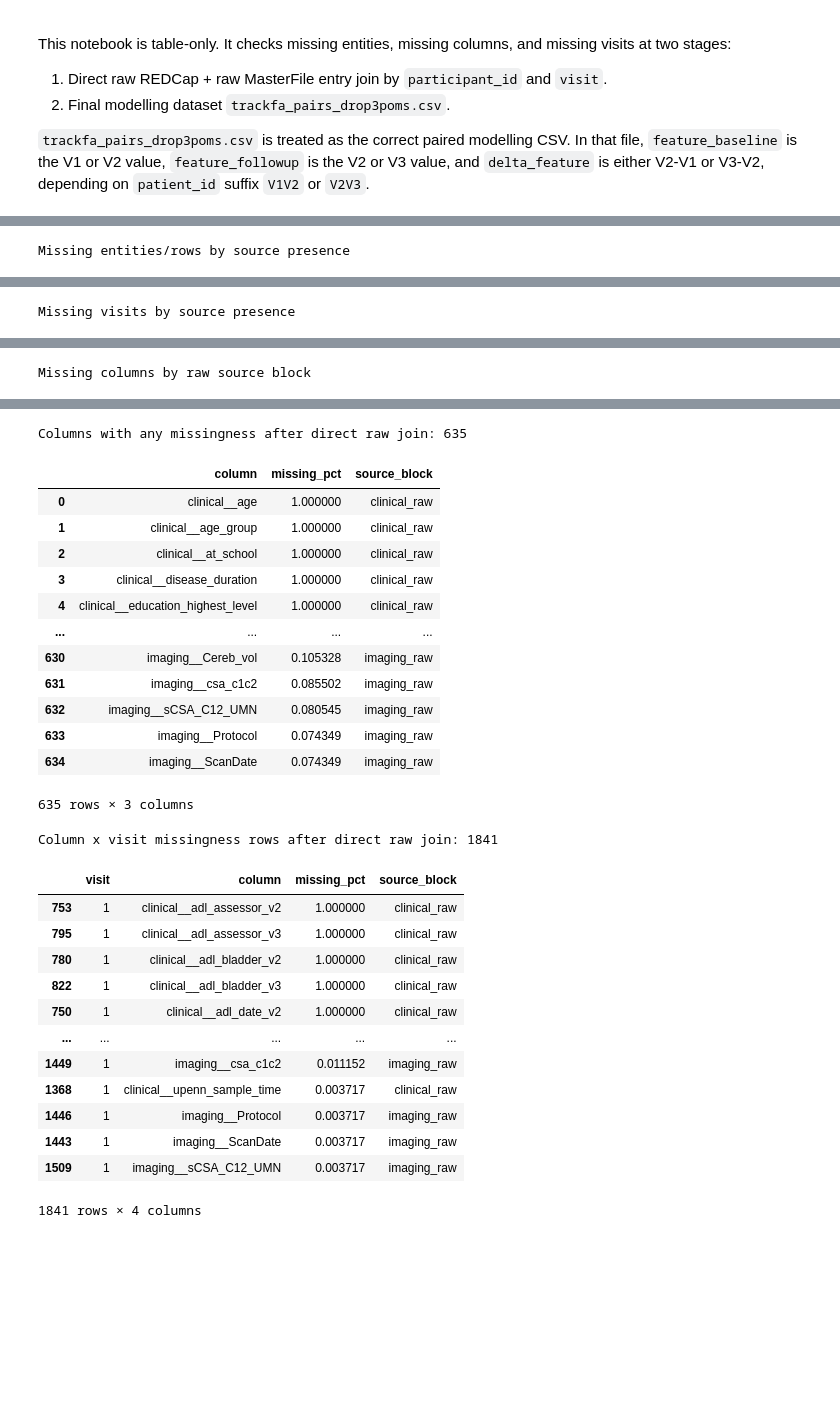
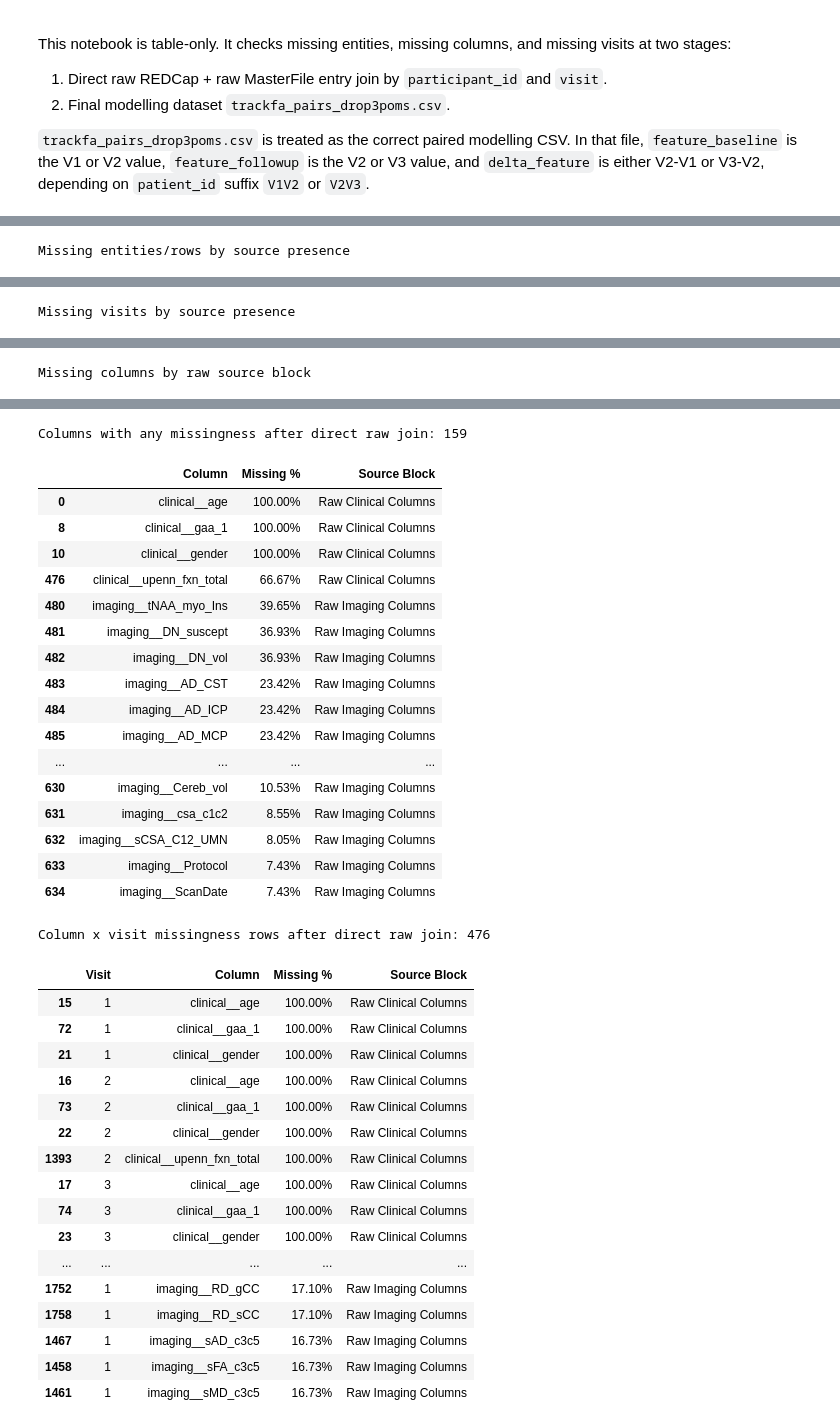
Before and after one commit to YubotKwng/Biomakers, a Jupyter notebook: notebooks/trackfa_merge.ipynb, the cells around one changed output, grey strips where cells are left out. Saved outputs shown, nothing was run; the diff lists cells and outputs as text; code cells hidden in the pictures; blank space fills up the shorter version.

Commit message:
Pin modelling notebooks to drop3poms and simplify combined audit notebook

```diff
--- a/notebooks/trackfa_merge.ipynb
+++ b/notebooks/trackfa_merge.ipynb
@@ -49,23 +174,23 @@ raw_audit = raw_direct_combination_audit()
 raw_combined = raw_audit["combined"]
 
 print("Raw source sizes and direct outer-join size")
-display(raw_audit["source_summary"])
+display_table(raw_audit["source_summary"])
 
 print("Missing entities/rows by source presence")
-display(raw_audit["presence_summary"])
+display_table(raw_audit["presence_summary"])
 
 print("Missing visits by source presence")
-display(raw_audit["visit_presence"])
+display_table(raw_audit["visit_presence"])
 
 print("Missing columns by raw source block")
-display(raw_audit["block_summary"])
+display_table(raw_audit["block_summary"])
 
-raw_missing_columns = raw_audit["missingness"].query("missing_pct > 0").copy()
+raw_missing_columns = keep_clinical_total_missing_columns(raw_audit["missingness"].query("missing_pct > 0").copy())
 print(f"Columns with any missingness after direct raw join: {len(raw_missing_columns)}")
-display(raw_missing_columns)
+display_table(raw_missing_columns)
 
-raw_missing_by_visit = raw_audit["missingness_by_visit"].query("missing_pct > 0").copy()
+raw_missing_by_visit = keep_clinical_total_missing_columns(raw_audit["missingness_by_visit"].query("missing_pct > 0").copy())
 print(f"Column x visit missingness rows after direct raw join: {len(raw_missing_by_visit)}")
-display(raw_missing_by_visit.sort_values(["missing_pct", "visit", "column"], ascending=[False, True, True], kind="mergesort"))
+display_table(raw_missing_by_visit.sort_values(["missing_pct", "visit", "column"], ascending=[False, True, True], kind="mergesort"))
 # %% [output]
 Raw source sizes and direct outer-join size
@@ -96,29 +221,37 @@ Missing columns by raw source block
-Columns with any missingness after direct raw join: 635
+Columns with any missingness after direct raw join: 159
-|  | column | missing_pct | source_block |
-| 0 | clinical__age | 1.000000 | clinical_raw |
-| 1 | clinical__age_group | 1.000000 | clinical_raw |
-| 2 | clinical__at_school | 1.000000 | clinical_raw |
-| 3 | clinical__disease_duration | 1.000000 | clinical_raw |
-| 4 | clinical__education_highest_level | 1.000000 | clinical_raw |
+|  | Column | Missing % | Source Block |
+| 0 | clinical__age | 100.00% | Raw Clinical Columns |
+| 8 | clinical__gaa_1 | 100.00% | Raw Clinical Columns |
+| 10 | clinical__gender | 100.00% | Raw Clinical Columns |
+| 476 | clinical__upenn_fxn_total | 66.67% | Raw Clinical Columns |
+| 480 | imaging__tNAA_myo_Ins | 39.65% | Raw Imaging Columns |
+| 481 | imaging__DN_suscept | 36.93% | Raw Imaging Columns |
+| 482 | imaging__DN_vol | 36.93% | Raw Imaging Columns |
+| 483 | imaging__AD_CST | 23.42% | Raw Imaging Columns |
+| 484 | imaging__AD_ICP | 23.42% | Raw Imaging Columns |
+| 485 | imaging__AD_MCP | 23.42% | Raw Imaging Columns |
 | ... | ... | ... | ... |
-| 630 | imaging__Cereb_vol | 0.105328 | imaging_raw |
-| 631 | imaging__csa_c1c2 | 0.085502 | imaging_raw |
-| 632 | imaging__sCSA_C12_UMN | 0.080545 | imaging_raw |
-| 633 | imaging__Protocol | 0.074349 | imaging_raw |
-| 634 | imaging__ScanDate | 0.074349 | imaging_raw |
+| 630 | imaging__Cereb_vol | 10.53% | Raw Imaging Columns |
+| 631 | imaging__csa_c1c2 | 8.55% | Raw Imaging Columns |
+| 632 | imaging__sCSA_C12_UMN | 8.05% | Raw Imaging Columns |
+| 633 | imaging__Protocol | 7.43% | Raw Imaging Columns |
+| 634 | imaging__ScanDate | 7.43% | Raw Imaging Columns |
-635 rows × 3 columns
+Column x visit missingness rows after direct raw join: 476
-Column x visit missingness rows after direct raw join: 1841
-|  | visit | column | missing_pct | source_block |
-| 753 | 1 | clinical__adl_assessor_v2 | 1.000000 | clinical_raw |
-| 795 | 1 | clinical__adl_assessor_v3 | 1.000000 | clinical_raw |
-| 780 | 1 | clinical__adl_bladder_v2 | 1.000000 | clinical_raw |
-| 822 | 1 | clinical__adl_bladder_v3 | 1.000000 | clinical_raw |
-| 750 | 1 | clinical__adl_date_v2 | 1.000000 | clinical_raw |
+|  | Visit | Column | Missing % | Source Block |
+| 15 | 1 | clinical__age | 100.00% | Raw Clinical Columns |
+| 72 | 1 | clinical__gaa_1 | 100.00% | Raw Clinical Columns |
+| 21 | 1 | clinical__gender | 100.00% | Raw Clinical Columns |
+| 16 | 2 | clinical__age | 100.00% | Raw Clinical Columns |
+| 73 | 2 | clinical__gaa_1 | 100.00% | Raw Clinical Columns |
+| 22 | 2 | clinical__gender | 100.00% | Raw Clinical Columns |
+| 1393 | 2 | clinical__upenn_fxn_total | 100.00% | Raw Clinical Columns |
+| 17 | 3 | clinical__age | 100.00% | Raw Clinical Columns |
+| 74 | 3 | clinical__gaa_1 | 100.00% | Raw Clinical Columns |
+| 23 | 3 | clinical__gender | 100.00% | Raw Clinical Columns |
 | ... | ... | ... | ... | ... |
-| 1449 | 1 | imaging__csa_c1c2 | 0.011152 | imaging_raw |
-| 1368 | 1 | clinical__upenn_sample_time | 0.003717 | clinical_raw |
-| 1446 | 1 | imaging__Protocol | 0.003717 | imaging_raw |
-| 1443 | 1 | imaging__ScanDate | 0.003717 | imaging_raw |
-| 1509 | 1 | imaging__sCSA_C12_UMN | 0.003717 | imaging_raw |
+| 1752 | 1 | imaging__RD_gCC | 17.10% | Raw Imaging Columns |
+| 1758 | 1 | imaging__RD_sCC | 17.10% | Raw Imaging Columns |
+| 1467 | 1 | imaging__sAD_c3c5 | 16.73% | Raw Imaging Columns |
+| 1458 | 1 | imaging__sFA_c3c5 | 16.73% | Raw Imaging Columns |
+| 1461 | 1 | imaging__sMD_c3c5 | 16.73% | Raw Imaging Columns |
-1841 rows × 4 columns
 # %% [markdown]
```
Also changed, not shown: parts of 11 cells of this notebook, 3 other files.
